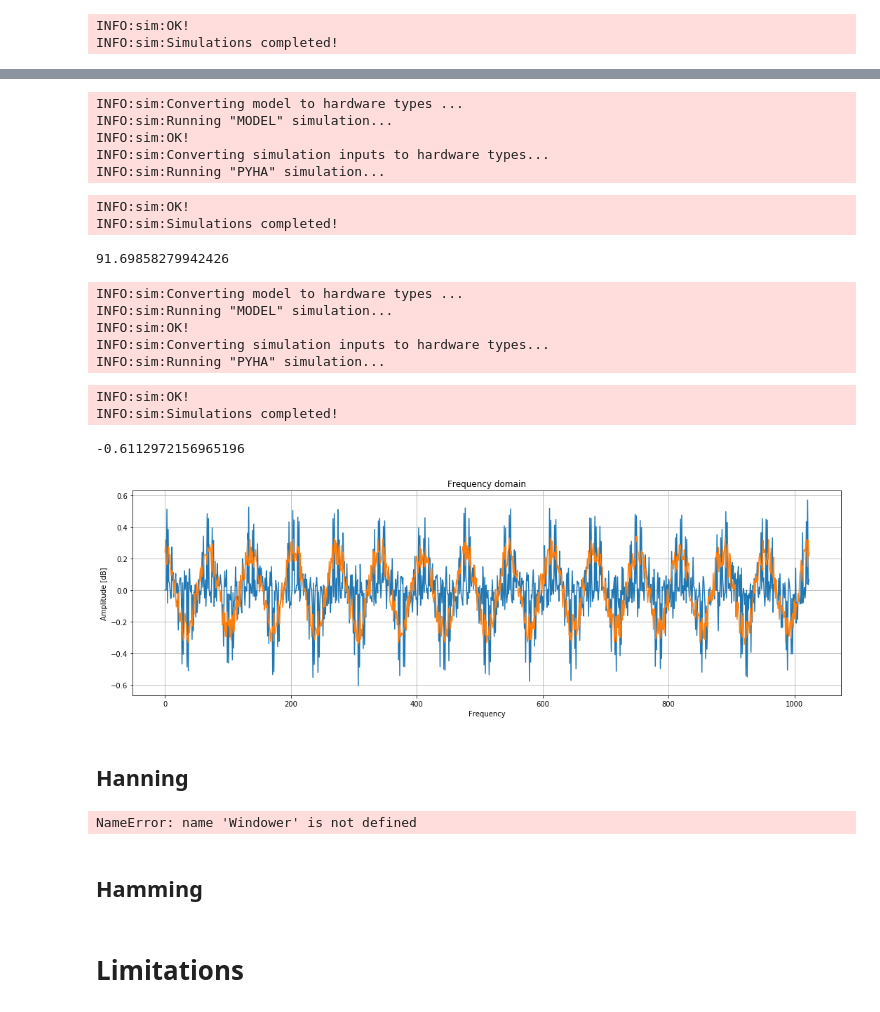
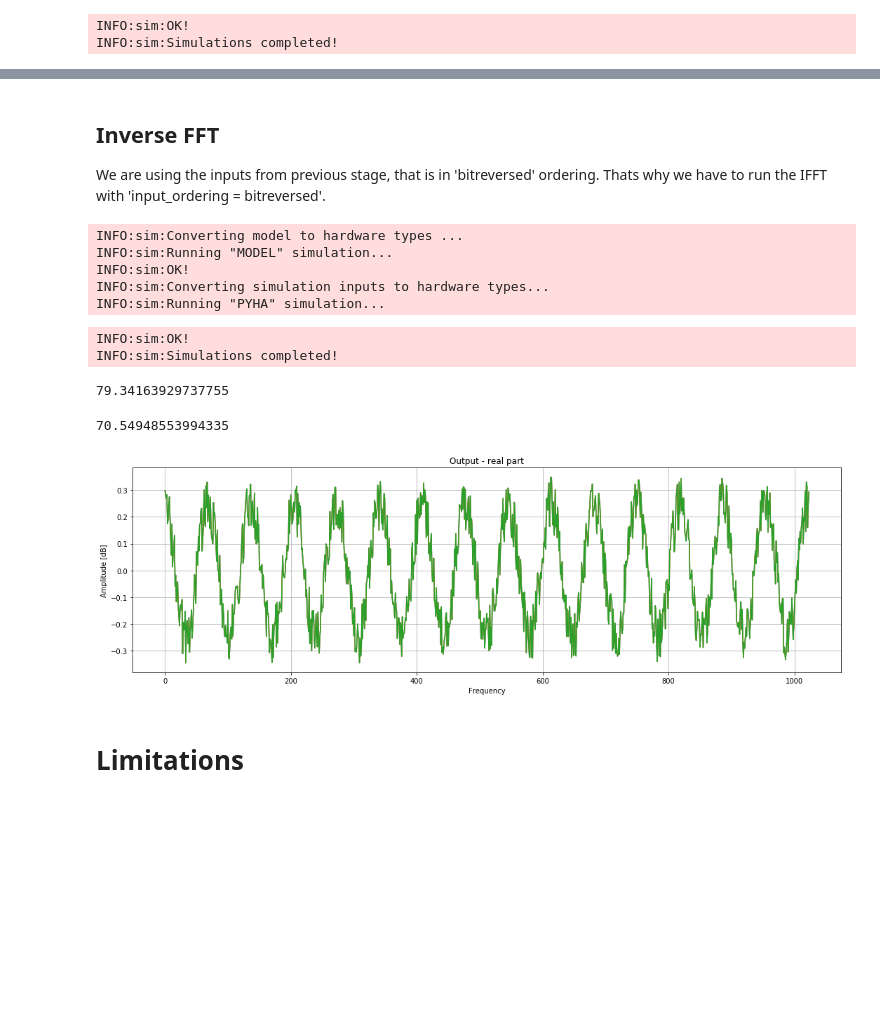
Before and after one commit to gasparka/pyhacores, a Jupyter notebook: pyhacores/fft/fft_core/r2sdf.ipynb, the cells around one changed output, grey strips where cells are left out. Saved outputs shown, nothing was run; the diff lists cells and outputs as text; code cells hidden in the pictures; blank space fills up the shorter version.

```diff
--- a/pyhacores/fft/fft_core/r2sdf.ipynb
+++ b/pyhacores/fft/fft_core/r2sdf.ipynb
@@ -44,13 +43,12 @@ input_signal *= 0.125
 # %%
-fft_size = 2
+fft_size = 256
 samples = 1024
 freq = 15
 sine = np.exp(2j*np.pi*np.linspace(0, 1, samples)*freq) * 0.25
 # input_signal = [1.0 + 1.0j] * 512 # this input signal basically just returns the window taps
 noise = np.random.uniform(-1, 1, samples) + np.random.uniform(-1, 1, samples) * 1j
 input_signal = sine + noise * 0.1
-# N = 256
-# input_signal = np.reshape(input_signal, (-1, N))
-plt.plot(input_signal)
+plt.title('Input - real part')
+plt.plot(input_signal.real)
 show_plot()
 # %% [output]
@@ -58,6 +56,6 @@ show_plot()
 # %%
-dut = R2SDF(fft_size, twiddle_bits=18)
-fft_sims = simulate(dut, input_signal, output_callback=unpackage, input_callback=package, simulations=simulations)
+fft_256 = R2SDF(fft_size, twiddle_bits=18)
+fft_sims = simulate(fft_256, input_signal, output_callback=unpackage, input_callback=package, simulations=simulations)
 # %% [output]
 INFO:sim:Converting model to hardware types ...
 INFO:sim:Running "MODEL" simulation...
@@ -91,6 +89,9 @@ show_plot()
+# %% [markdown]
+## Inverse FFT
+We are using the inputs from previous stage, that is in 'bitreversed' ordering. Thats why we have to run the IFFT with 'input_ordering = bitreversed'.
 # %%
-dut = R2SDF(fft_size, twiddle_bits=18, input_ordering='bitreversed')
-fft_sims = simulate(dut, rev_input, output_callback=unpackage, input_callback=package, simulations=simulations)
+ifft_256 = R2SDF(fft_size, twiddle_bits=18, inverse=True, input_ordering='bitreversed')
+sims = simulate(ifft_256, fft_sims['PYHA'], output_callback=unpackage, input_callback=package, simulations=simulations)
 # %% [output]
 INFO:sim:Converting model to hardware types ...
 INFO:sim:Running "MODEL" simulation...
@@ -99,42 +100,24 @@ INFO:sim:Converting simulation inputs to hardware types...
 INFO:sim:Running "PYHA" simulation...
 INFO:sim:OK!
 INFO:sim:Simulations completed!
-# %%
-snr(np.array(fft_sims['MODEL']), fft_sims['PYHA'])
-# %% [output]
-91.69858279942426
-# %%
-dut = R2SDF(fft_size, twiddle_bits=18, inverse=True)
-sims = simulate(dut, np.array(fft_sims['PYHA']).flatten(), output_callback=unpackage, input_callback=package, simulations=simulations)
-# %% [output]
-INFO:sim:Converting model to hardware types ...
-INFO:sim:Running "MODEL" simulation...
-INFO:sim:OK!
-INFO:sim:Converting simulation inputs to hardware types...
-INFO:sim:Running "PYHA" simulation...
-INFO:sim:OK!
-INFO:sim:Simulations completed!
 # %%
 snr(np.array(sims['MODEL']), sims['PYHA'])
 # %% [output]
--0.6112972156965196
+79.34163929737755
+# %%
+snr(input_signal, np.array(sims['PYHA']).flatten())
+# %% [output]
+70.54948553994335
 # %%
-plt.title('Frequency domain')
+plt.title('Output - real part')
 # for key, value in sims.items():
-# plt.plot(np.array(sims['MODEL']).flatten())
+plt.plot(np.array(sims['MODEL']).flatten())
 plt.plot(np.array(sims['PYHA']).flatten())
 plt.plot(input_signal)
 
 plt.ylabel('Amplitude [dB]')
 plt.xlabel('Frequency')
 # plt.ylim([-120, 1])
 show_plot()
 # %% [output]
-[figure, old version]
+[figure, new version]
-# %% [markdown]
-## Hanning
-# %%
-dut = Windower(N, window='hanning', coefficient_bits=9)
-sims = simulate(dut, input_signal, output_callback=unpackage, input_callback=package, simulations=simulations)
-# %% [output]
-NameError: name 'Windower' is not defined
@@ -150,2 +123,0 @@ show_plot()
-# %% [markdown]
-## Hamming
```
Also changed, not shown: parts of 24 cells of this notebook, 2 other files.
